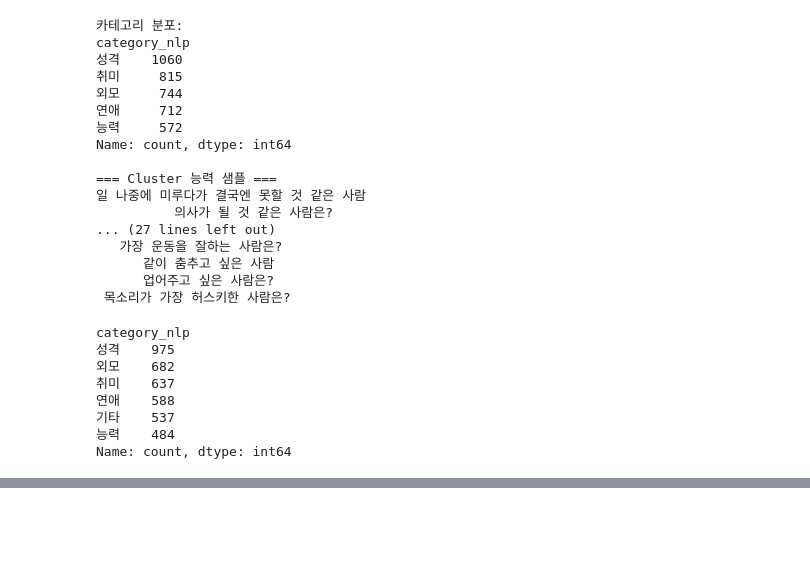
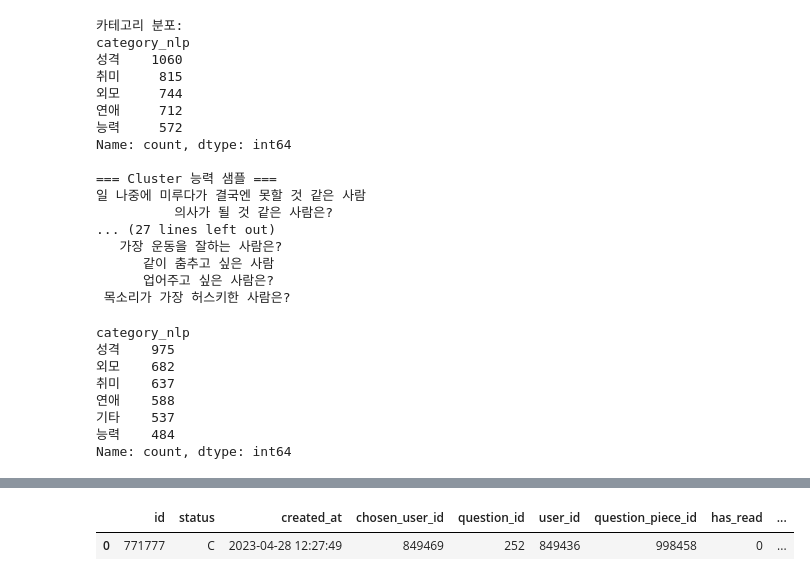
Before and after one commit to goheejieuri/final_project_team3, a Jupyter notebook: eunji.ipynb, the cells around one changed output, grey strips where cells are left out. Saved outputs shown, nothing was run; the diff lists cells and outputs as text; code cells hidden in the pictures; blank space fills up the shorter version.

```diff
--- a/eunji.ipynb
+++ b/eunji.ipynb
@@ -1493,0 +1502,5 @@ result_df[result_df["question"].str.contains("휴대폰 배터리")].head(10)
+# %%
+vote_point_df.head(1)
+# %% [output]
+|  | id | status | created_at | chosen_user_id | question_id | user_id | question_piece_id | has_read | ... |
+| 0 | 771777 | C | 2023-04-28 12:27:49 | 849469 | 252 | 849436 | 998458 | 0 | ... |
```
Also changed, not shown: parts of 9 cells of this notebook.
